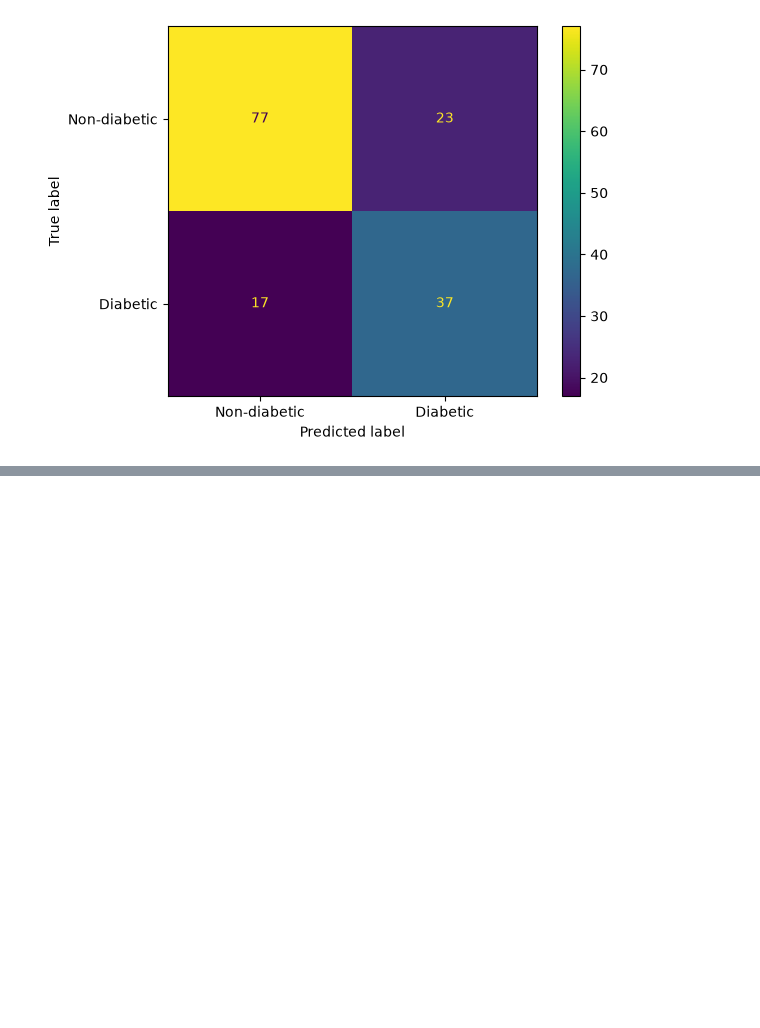
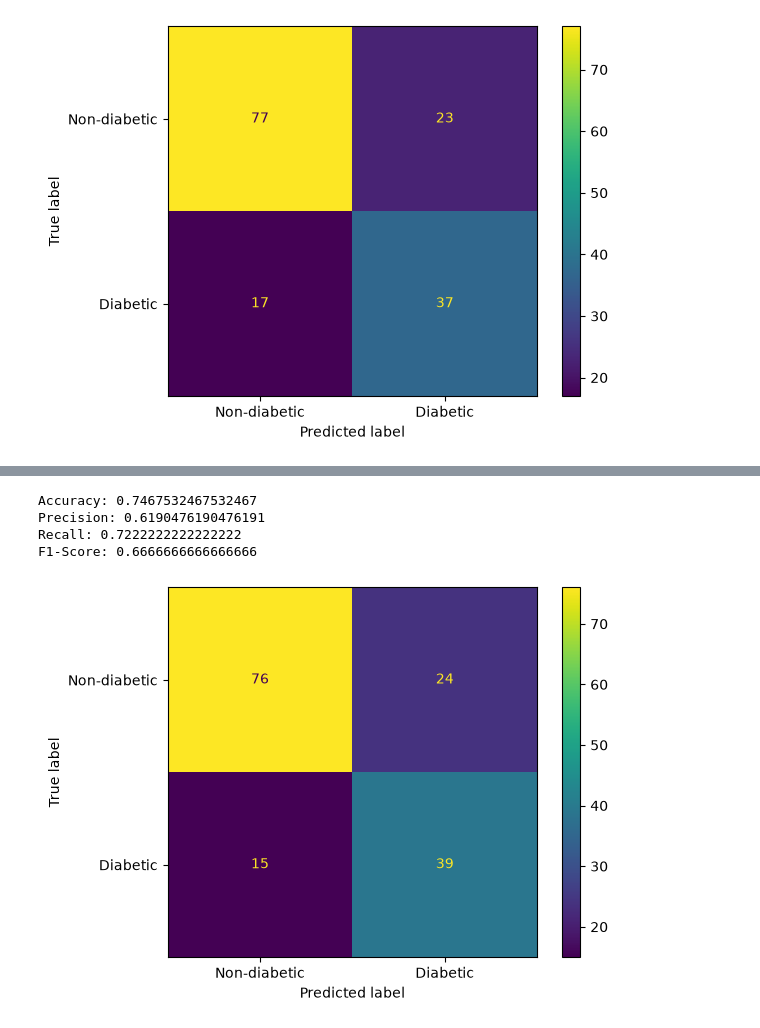
Before and after one commit to mrpaul-10/CodeAlpha_Disease_Prediction, a Jupyter notebook: notebook/Disease_Prediction.ipynb, the cells around one changed output, grey strips where cells are left out. Drawn from its saved outputs; the diff is of its cells as text; code cells hidden in the pictures; blank space fills up the shorter version.

Commit message:
Adding XGBoost

```diff
--- a/notebook/Disease_Prediction.ipynb
+++ b/notebook/Disease_Prediction.ipynb
@@ -333,0 +336,7 @@ plt.show()
+# %%
+from xgboost import XGBClassifier
+
+neg_pos = (y_train == 0).sum() / (y_train == 1).sum()
+
+xgb = XGBClassifier(n_estimators=200, learning_rate=0.05, max_depth=3, scale_pos_weight=neg_pos, eval_metric="logloss", random_state=42)
+xgb.fit(X_train, y_train)
@@ -333,0 +356,24 @@ plt.show()
+# %%
+y_pred_xgb = xgb.predict(X_test)
+# %%
+accuracy_xgb = accuracy_score(y_test, y_pred_xgb)
+precision_xgb = precision_score(y_test, y_pred_xgb)
+recall_xgb = recall_score(y_test, y_pred_xgb)
+f1_xgb = f1_score(y_test, y_pred_xgb)
+
+print("Accuracy:", accuracy_xgb)
+print("Precision:", precision_xgb)
+print("Recall:", recall_xgb)
+print("F1-Score:", f1_xgb)
+# %% [output]
+Accuracy: 0.7467532467532467
+Precision: 0.6190476190476191
+Recall: 0.7222222222222222
+F1-Score: 0.6666666666666666
+# %%
+cm = metrics.confusion_matrix(y_test, y_pred_xgb)
+cm_display = metrics.ConfusionMatrixDisplay(confusion_matrix=cm, display_labels=["Non-diabetic", "Diabetic"])
+cm_display.plot()
+plt.show()
+# %% [output]
+[figure, added]
```
Also changed, not shown: parts of 2 cells of this notebook, 1 other file.
